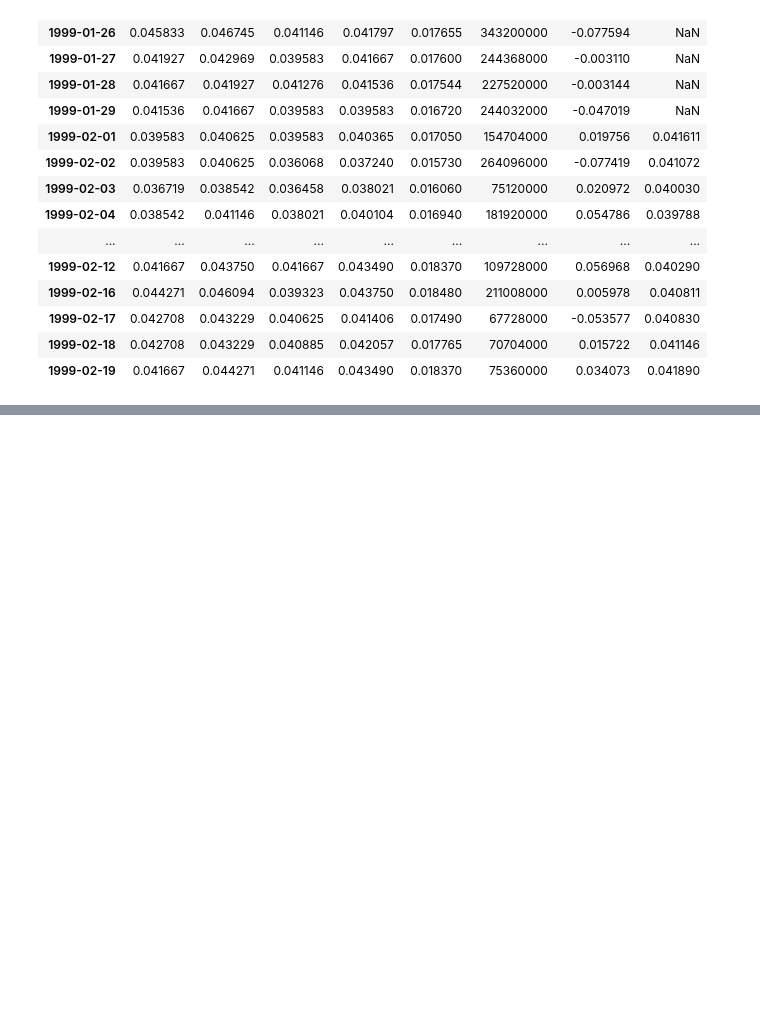
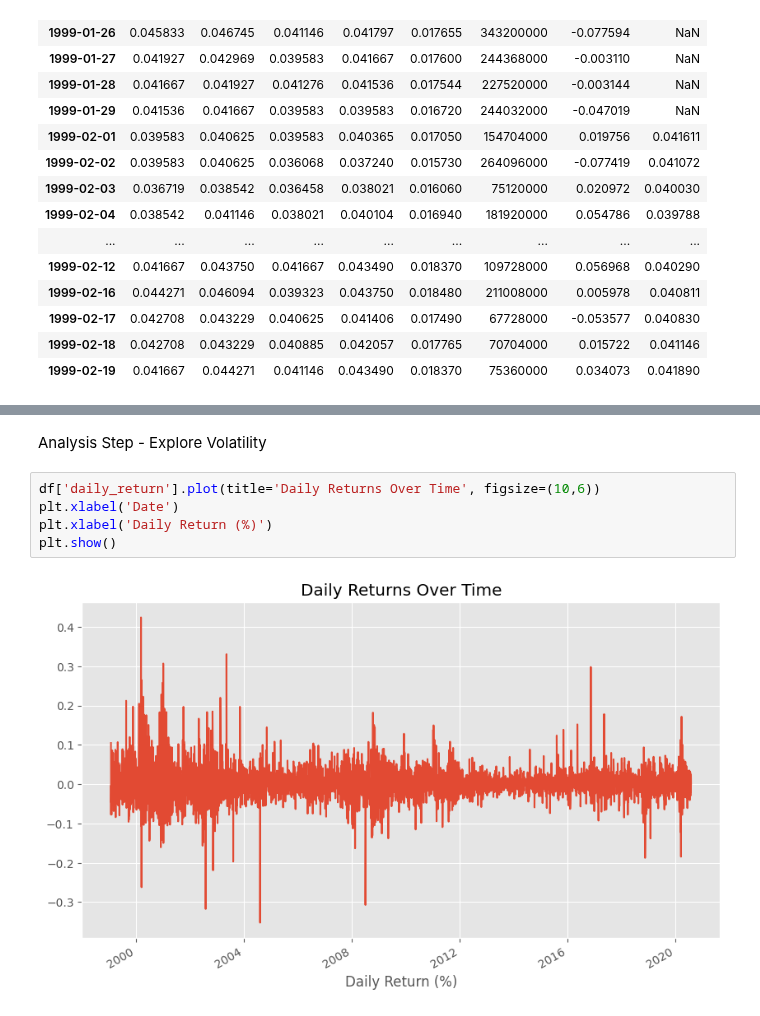
Before and after one commit to kevonalex/arc-projects, a Jupyter notebook: quant/nvidia_stock_eda_visualisation.ipynb, the cells around one changed output, grey strips where cells are left out. Saved outputs shown, nothing was run; the diff lists cells and outputs as text; blank space fills up the shorter version.

```diff
--- a/quant/nvidia_stock_eda_visualisation.ipynb
+++ b/quant/nvidia_stock_eda_visualisation.ipynb
@@ -162,0 +254,9 @@ df.head(20)
+# %% [markdown]
+Analysis Step - Explore Volatility
+# %%
+df['daily_return'].plot(title='Daily Returns Over Time', figsize=(10,6))
+plt.xlabel('Date')
+plt.xlabel('Daily Return (%)')
+plt.show()
+# %% [output]
+[figure, added]
```
Also changed, not shown: parts of 8 cells of this notebook, 2 other files.
